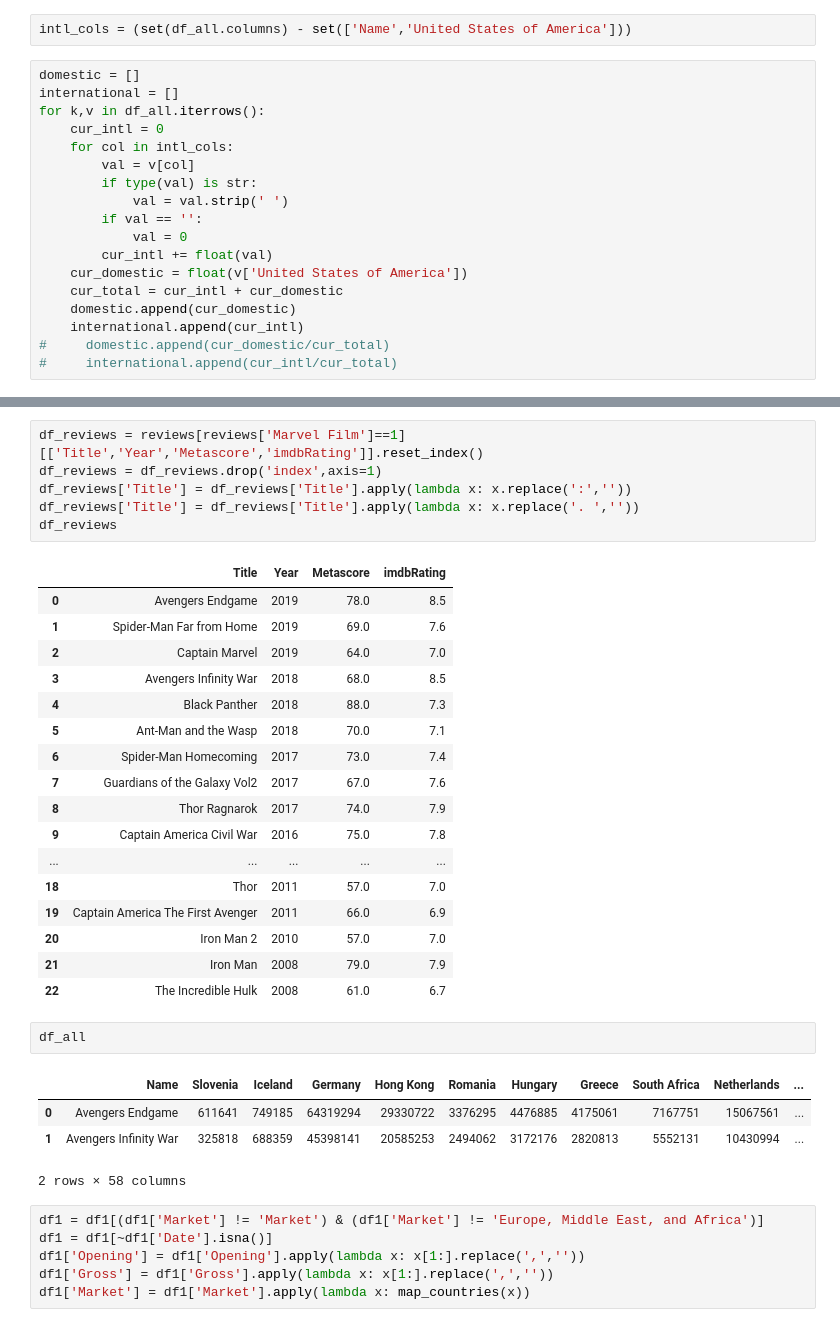
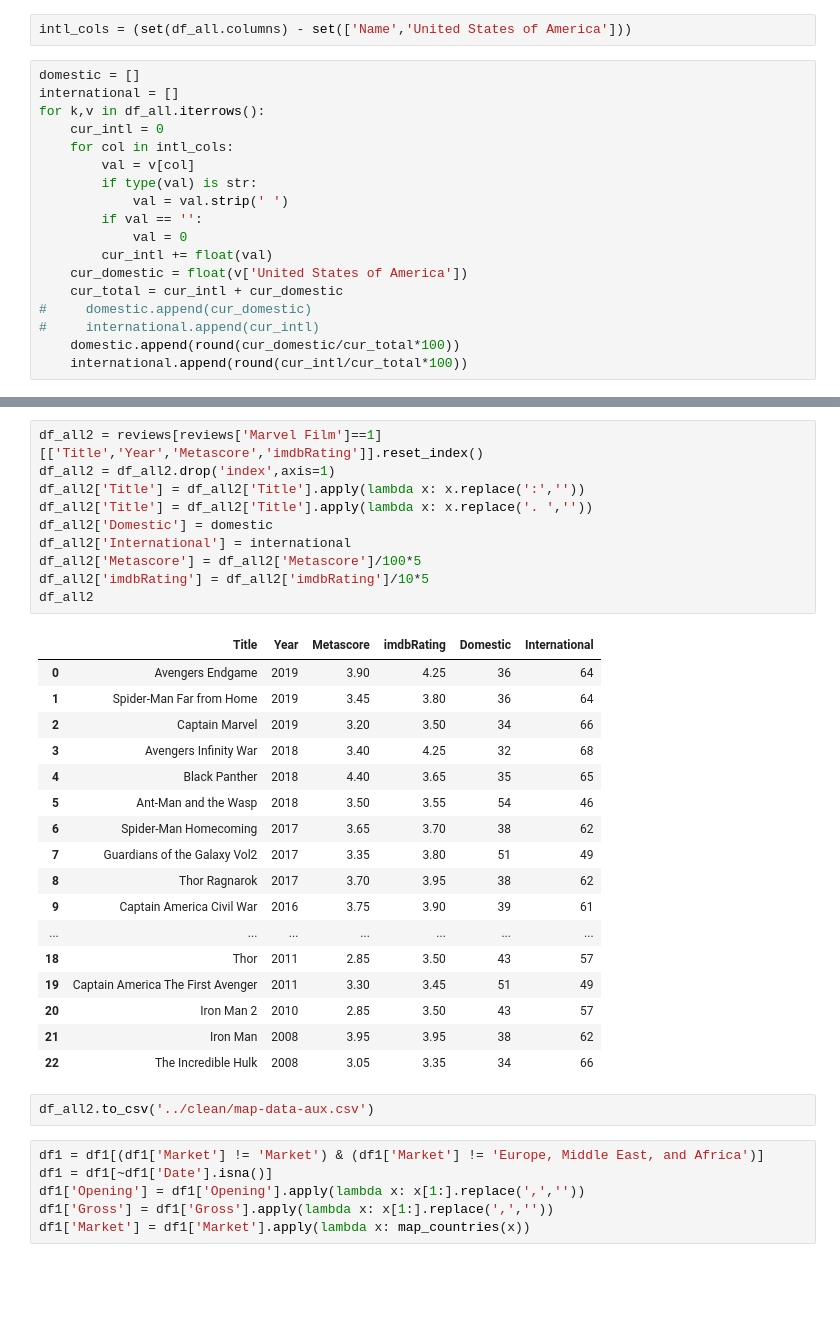
Before and after one commit to patsukhum/Marvel, a Jupyter notebook: data/scripts/Global Data for Choropleth.ipynb, the cells around one changed output, grey strips where cells are left out. Saved outputs shown, nothing was run; the diff lists cells and outputs as text; blank space fills up the shorter version.

```diff
--- a/data/scripts/Global Data for Choropleth.ipynb
+++ b/data/scripts/Global Data for Choropleth.ipynb
@@ -266,8 +266,8 @@ for k,v in df_all.iterrows():
         cur_intl += float(val)
     cur_domestic = float(v['United States of America'])
     cur_total = cur_intl + cur_domestic
-    domestic.append(cur_domestic)
-    international.append(cur_intl)
-#     domestic.append(cur_domestic/cur_total)
-#     international.append(cur_intl/cur_total)
+#     domestic.append(cur_domestic)
+#     international.append(cur_intl)
+    domestic.append(round(cur_domestic/cur_total*100))
+    international.append(round(cur_intl/cur_total*100))
 # %%
@@ -306,34 +280,33 @@ Name: United States of America, dtype: object
 # %%
-df_reviews = reviews[reviews['Marvel Film']==1][['Title','Year','Metascore','imdbRating']].reset_index()
-df_reviews = df_reviews.drop('index',axis=1)
-df_reviews['Title'] = df_reviews['Title'].apply(lambda x: x.replace(':',''))
-df_reviews['Title'] = df_reviews['Title'].apply(lambda x: x.replace('. ',''))
-df_reviews
+df_all2 = reviews[reviews['Marvel Film']==1][['Title','Year','Metascore','imdbRating']].reset_index()
+df_all2 = df_all2.drop('index',axis=1)
+df_all2['Title'] = df_all2['Title'].apply(lambda x: x.replace(':',''))
+df_all2['Title'] = df_all2['Title'].apply(lambda x: x.replace('. ',''))
+df_all2['Domestic'] = domestic
+df_all2['International'] = international
+df_all2['Metascore'] = df_all2['Metascore']/100*5
+df_all2['imdbRating'] = df_all2['imdbRating']/10*5
+df_all2
 # %% [output]
-|  | Title | Year | Metascore | imdbRating |
-| 0 | Avengers Endgame | 2019 | 78.0 | 8.5 |
-| 1 | Spider-Man Far from Home | 2019 | 69.0 | 7.6 |
-| 2 | Captain Marvel | 2019 | 64.0 | 7.0 |
-| 3 | Avengers Infinity War | 2018 | 68.0 | 8.5 |
-| 4 | Black Panther | 2018 | 88.0 | 7.3 |
-| 5 | Ant-Man and the Wasp | 2018 | 70.0 | 7.1 |
-| 6 | Spider-Man Homecoming | 2017 | 73.0 | 7.4 |
-| 7 | Guardians of the Galaxy Vol2 | 2017 | 67.0 | 7.6 |
-| 8 | Thor Ragnarok | 2017 | 74.0 | 7.9 |
-| 9 | Captain America Civil War | 2016 | 75.0 | 7.8 |
-| ... | ... | ... | ... | ... |
-| 18 | Thor | 2011 | 57.0 | 7.0 |
-| 19 | Captain America The First Avenger | 2011 | 66.0 | 6.9 |
-| 20 | Iron Man 2 | 2010 | 57.0 | 7.0 |
-| 21 | Iron Man | 2008 | 79.0 | 7.9 |
-| 22 | The Incredible Hulk | 2008 | 61.0 | 6.7 |
+|  | Title | Year | Metascore | imdbRating | Domestic | International |
+| 0 | Avengers Endgame | 2019 | 3.90 | 4.25 | 36 | 64 |
+| 1 | Spider-Man Far from Home | 2019 | 3.45 | 3.80 | 36 | 64 |
+| 2 | Captain Marvel | 2019 | 3.20 | 3.50 | 34 | 66 |
+| 3 | Avengers Infinity War | 2018 | 3.40 | 4.25 | 32 | 68 |
+| 4 | Black Panther | 2018 | 4.40 | 3.65 | 35 | 65 |
+| 5 | Ant-Man and the Wasp | 2018 | 3.50 | 3.55 | 54 | 46 |
+| 6 | Spider-Man Homecoming | 2017 | 3.65 | 3.70 | 38 | 62 |
+| 7 | Guardians of the Galaxy Vol2 | 2017 | 3.35 | 3.80 | 51 | 49 |
+| 8 | Thor Ragnarok | 2017 | 3.70 | 3.95 | 38 | 62 |
+| 9 | Captain America Civil War | 2016 | 3.75 | 3.90 | 39 | 61 |
+| ... | ... | ... | ... | ... | ... | ... |
+| 18 | Thor | 2011 | 2.85 | 3.50 | 43 | 57 |
+| 19 | Captain America The First Avenger | 2011 | 3.30 | 3.45 | 51 | 49 |
+| 20 | Iron Man 2 | 2010 | 2.85 | 3.50 | 43 | 57 |
+| 21 | Iron Man | 2008 | 3.95 | 3.95 | 38 | 62 |
+| 22 | The Incredible Hulk | 2008 | 3.05 | 3.35 | 34 | 66 |
-# %%
-df_all
-# %% [output]
-|  | Name | Slovenia | Iceland | Germany | Hong Kong | Romania | Hungary | Greece | South Africa | Netherlands | ... |
-| 0 | Avengers Endgame | 611641 | 749185 | 64319294 | 29330722 | 3376295 | 4476885 | 4175061 | 7167751 | 15067561 | ... |
-| 1 | Avengers Infinity War | 325818 | 688359 | 45398141 | 20585253 | 2494062 | 3172176 | 2820813 | 5552131 | 10430994 | ... |
-2 rows × 58 columns
+# %%
+df_all2.to_csv('../clean/map-data-aux.csv')
 # %%
 df1 = df1[(df1['Market'] != 'Market') & (df1['Market'] != 'Europe, Middle East, and Africa')]
 df1 = df1[~df1['Date'].isna()]
```
Also changed, not shown: parts of 2 cells of this notebook, 6 other files.
